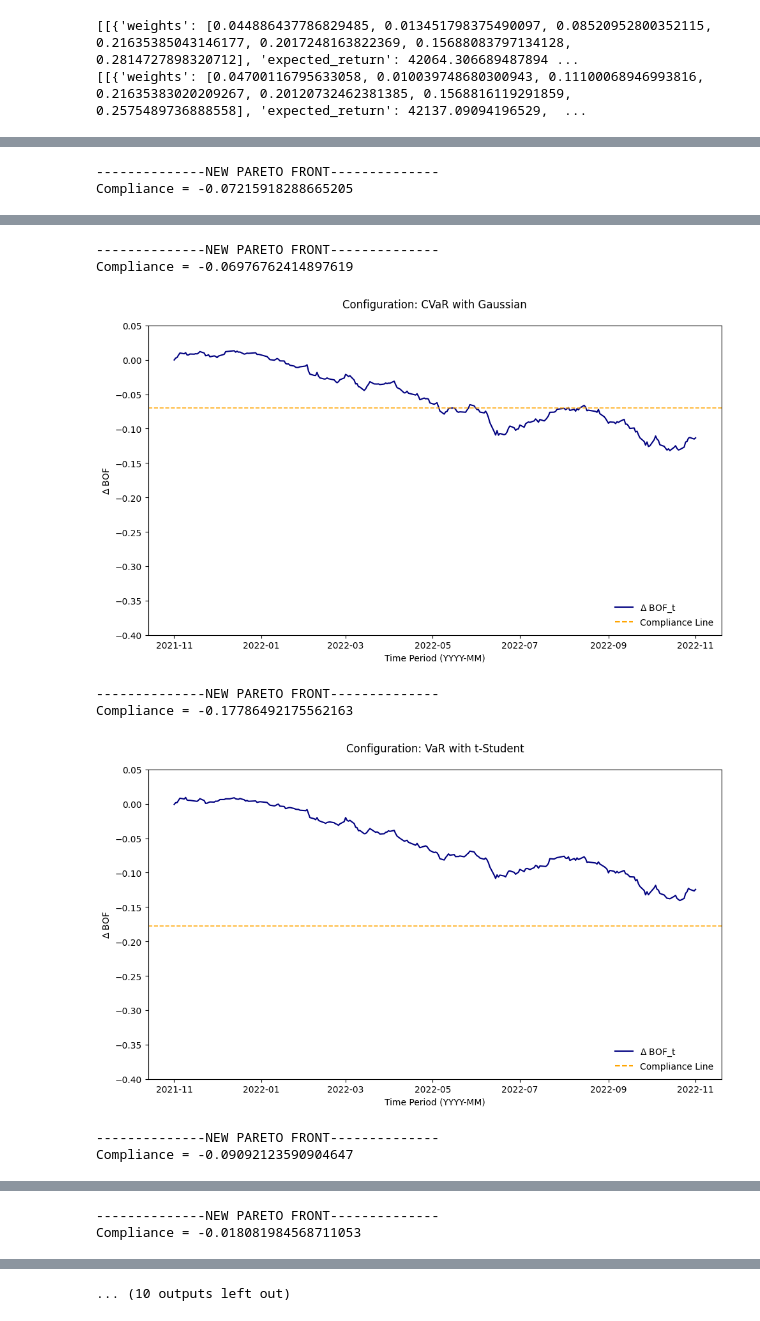
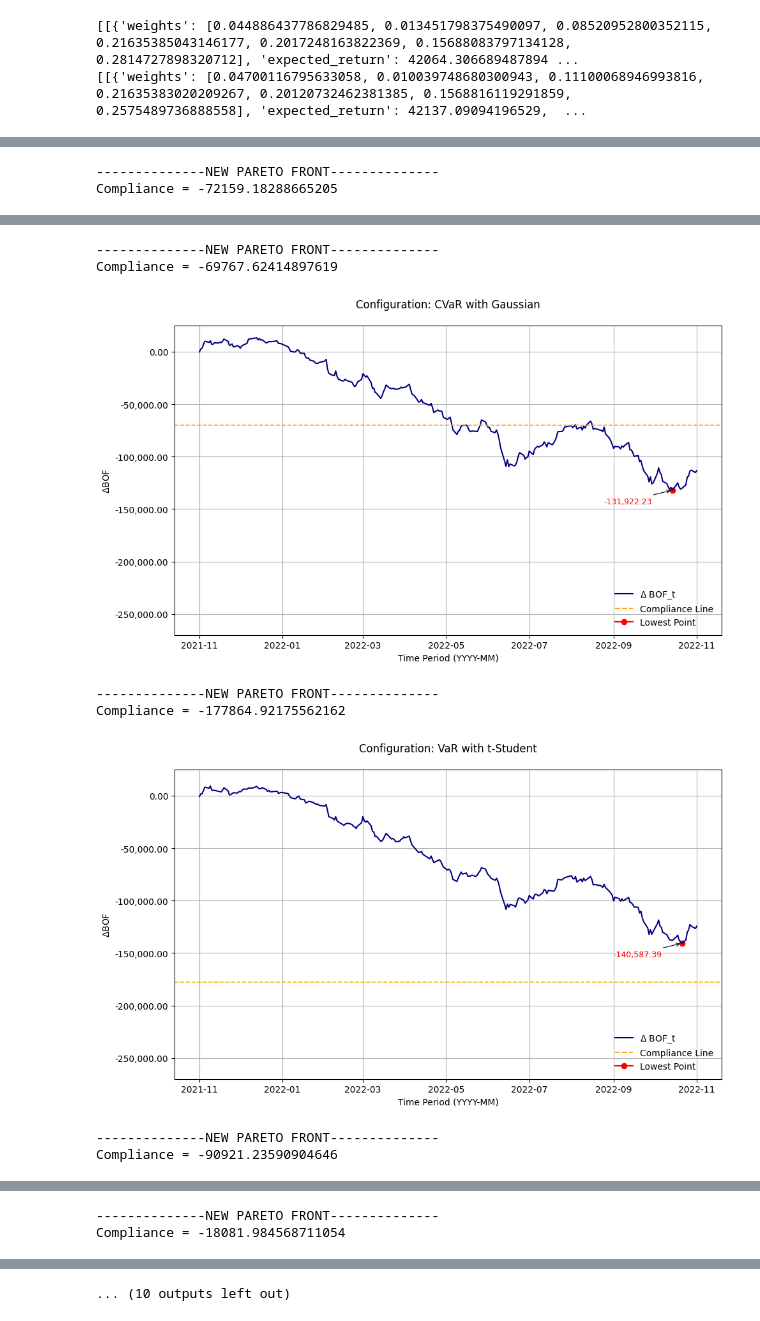
Before and after one commit to nickaskari/portfolio-opt-insurance, a Jupyter notebook: optimization/visualization/compliance_plots.ipynb, the cells around one changed output, grey strips where cells are left out. Saved outputs shown, nothing was run; the diff lists cells and outputs as text; code cells hidden in the pictures.

```diff
--- a/optimization/visualization/compliance_plots.ipynb
+++ b/optimization/visualization/compliance_plots.ipynb
@@ -125,15 +125,17 @@ for pareto_front in pareto_fronts:
             cumulative_liability_growth = np.prod(1 + eonia_returns) - 1
 
             # Calculate BOF change
-            change_in_bof = (cumulative_portfolio_return * assets_0) - (cumulative_liability_growth * liabilities_0)
+            bof_1 = ((1+ cumulative_portfolio_return) * assets_0) - ((1+cumulative_liability_growth) * liabilities_0)
 
             # Making into percentage
-            change_in_bof = change_in_bof / 1000000
+            bof_1 = bof_1
+
+            delta_bof = bof_1 - (assets_0 - liabilities_0)
 
             # Append BOF change for each day
             bof_changes.append({
                 "time": current_date,
-                "final_bof": change_in_bof,
+                "final_bof": delta_bof,
                 "risk_measure": portfolio["risk_measure"]
             })
 
@@ -148,13 +150,31 @@ for pareto_front in pareto_fronts:
             color="navy", linewidth=1.5, label=r"$\Delta$ BOF_t"
         )
 
+        min_bof_index = bof_changes_df["final_bof"].idxmin()
+        min_bof_value = bof_changes_df.loc[min_bof_index, "final_bof"]
+        min_bof_time = bof_changes_df.loc[min_bof_index, "time"]
+
+        plt.scatter(min_bof_time, min_bof_value, color="red", label="Lowest Point")
+        plt.annotate(
+            f"{min_bof_value:,.2f}",
+            (min_bof_time, min_bof_value),
+            textcoords="offset points",
+            xytext=(-50, -15),
+            ha='center',
+            fontsize=9,
+            color="red",
+            arrowprops=dict(facecolor='red', arrowstyle="->", lw=0.8)
+)
+
         # Add the compliance line
-        compliance = -portfolio['SCR_risk'] / 1000000
+        compliance = -portfolio['SCR_risk'] #/ 1000000
         print("Compliance =", compliance)
         plt.axhline(compliance, color="orange", linestyle="--", linewidth=1.2, alpha=0.9, label="Compliance Line")
 
         # Set y-axis limits and format
-        plt.ylim(-0.4, 0.05)
+        #plt.ylim(50000, -400000, 50000)
+        plt.ylim(-270000, 25000)
+
         plt.gca().yaxis.set_major_formatter(mticker.StrMethodFormatter('{x:,.2f}'))
 
         # Add a styled informational box
@@ -191,6 +211,7 @@ for pareto_front in pareto_fronts:
         handles=[
             plt.Line2D([], [], color='navy', label=r"$\Delta$ BOF_t"),
             plt.Line2D([], [], color='orange', linestyle="--", label="Compliance Line"),
+            plt.Line2D([], [], color='red', marker='o', label="Lowest Point")
         ],
         loc='lower right', frameon=False, fontsize=10
         )
@@ -200,12 +221,13 @@ for pareto_front in pareto_fronts:
         # Set the title
         plt.title(title_text, pad=20)
         plt.xlabel("Time Period (YYYY-MM)")
-        plt.ylabel(r"$\Delta$ BOF")
+        plt.ylabel(r"$\Delta$BOF")
 
         # Move legend inside the plot
         #plt.legend(loc='lower right', frameon=False)
 
         # Ensure layout fits well
+        plt.grid(True)
         plt.tight_layout()
         plt.show()
 # %% [output]
@@ -215,2 +237,2 @@ Compliance = -0.2607161362082518
 --------------NEW PARETO FRONT--------------
-Compliance = -0.07215918288665205
+Compliance = -72159.18288665205
@@ -218,8 +240,8 @@ Compliance = -0.07215918288665205
 --------------NEW PARETO FRONT--------------
-Compliance = -0.06976762414897619
+Compliance = -69767.62414897619
-[figure, old version]
+[figure, new version]
 --------------NEW PARETO FRONT--------------
-Compliance = -0.17786492175562163
+Compliance = -177864.92175562162
-[figure, old version]
+[figure, new version]
 --------------NEW PARETO FRONT--------------
-Compliance = -0.09092123590904647
+Compliance = -90921.23590904646
@@ -227,2 +249,2 @@ Compliance = -0.09092123590904647
 --------------NEW PARETO FRONT--------------
-Compliance = -0.018081984568711053
+Compliance = -18081.984568711054
```
Also changed, not shown: parts of 1 cell of this notebook.
